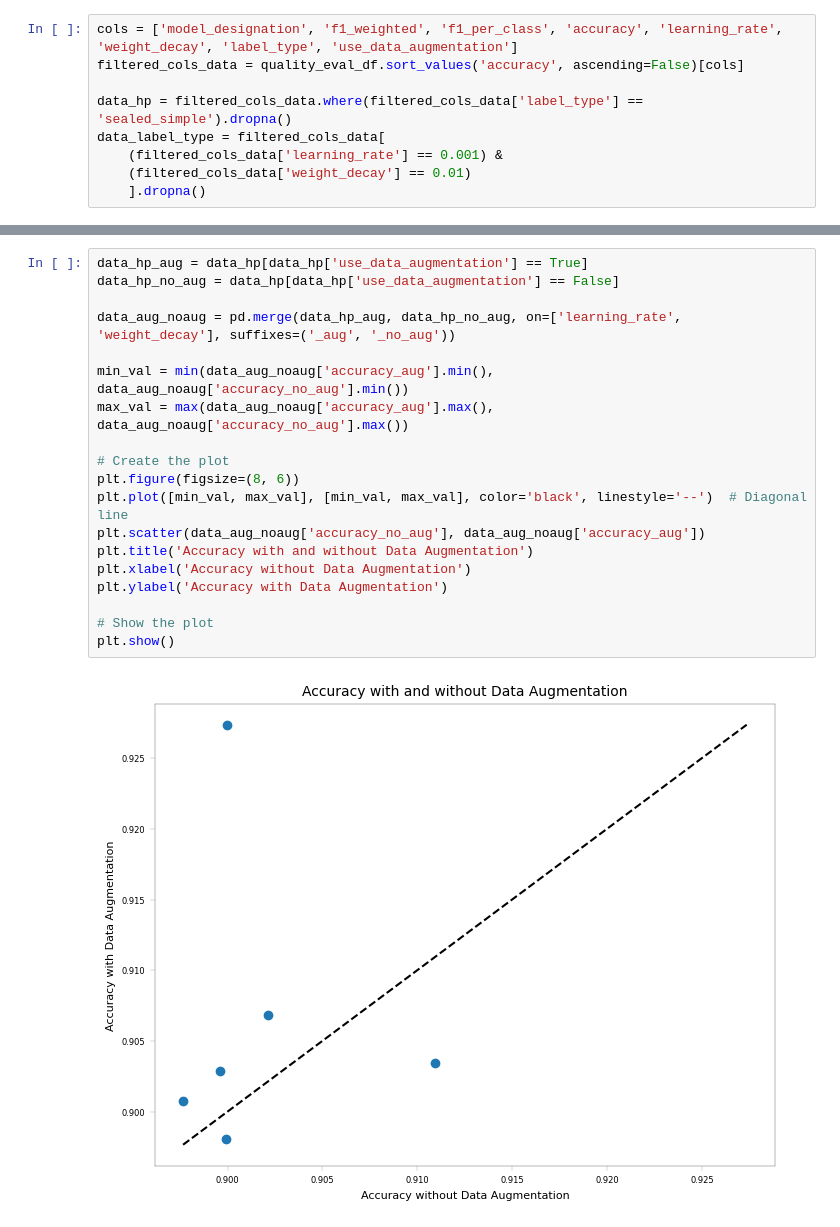
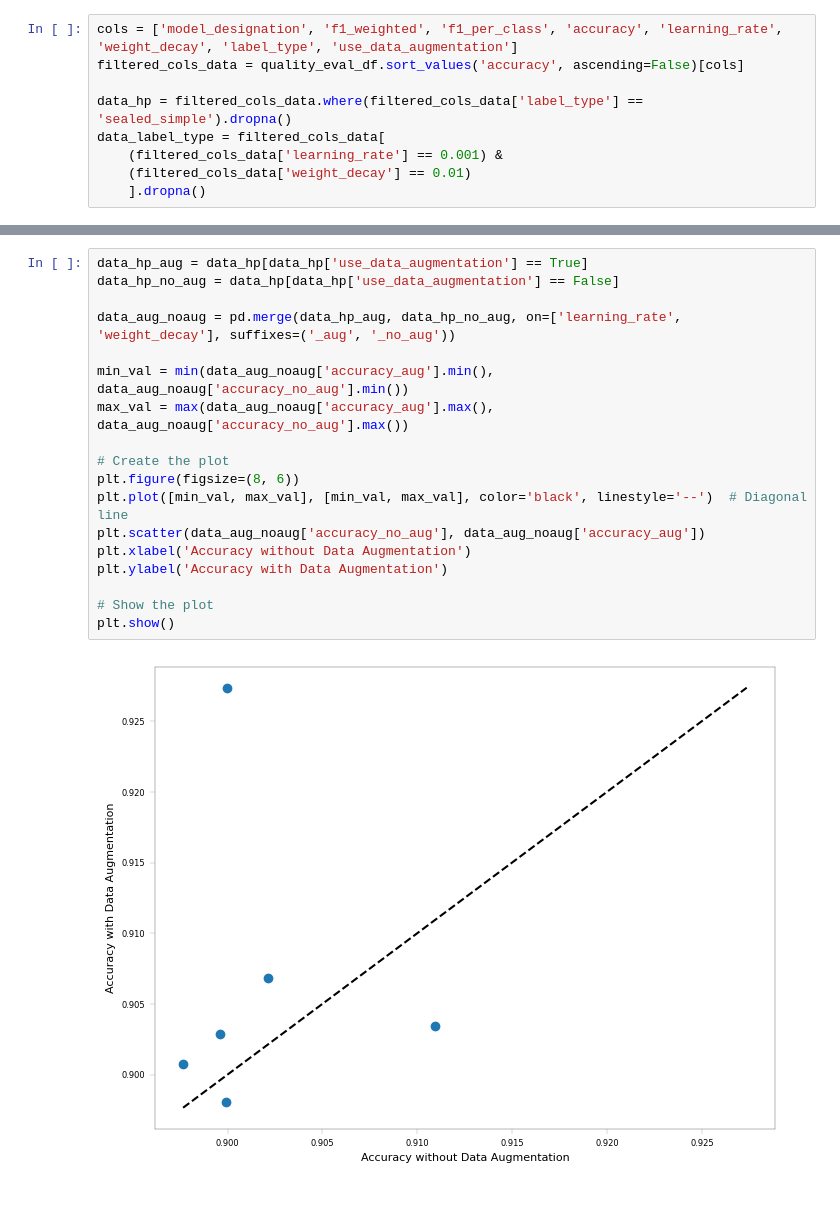
Before and after one commit to juliankraft/TermPaper2_RasterClassification, a Jupyter notebook: code/analysis/visualizations.ipynb, the cells around one changed output, grey strips where cells are left out. Drawn from its saved outputs; the diff is of its cells as text; blank space fills up the shorter version.

```diff
--- a/code/analysis/visualizations.ipynb
+++ b/code/analysis/visualizations.ipynb
@@ -821,24 +944,23 @@ data_hp
 # %%
 data_hp_aug = data_hp[data_hp['use_data_augmentation'] == True]
 data_hp_no_aug = data_hp[data_hp['use_data_augmentation'] == False]
 
 data_aug_noaug = pd.merge(data_hp_aug, data_hp_no_aug, on=['learning_rate', 'weight_decay'], suffixes=('_aug', '_no_aug'))
 
 min_val = min(data_aug_noaug['accuracy_aug'].min(), data_aug_noaug['accuracy_no_aug'].min())
 max_val = max(data_aug_noaug['accuracy_aug'].max(), data_aug_noaug['accuracy_no_aug'].max())
 
 # Create the plot
 plt.figure(figsize=(8, 6))
 plt.plot([min_val, max_val], [min_val, max_val], color='black', linestyle='--')  # Diagonal line
 plt.scatter(data_aug_noaug['accuracy_no_aug'], data_aug_noaug['accuracy_aug'])
-plt.title('Accuracy with and without Data Augmentation')
 plt.xlabel('Accuracy without Data Augmentation')
 plt.ylabel('Accuracy with Data Augmentation')
 
 # Show the plot
 plt.show()
 # %% [output]
-[figure, old version]
+[figure, new version]
 # %%
 save_path=paths['figure_output_path'] / 'hp_tuning_boxplot.pdf'
 
```
Also changed, not shown: parts of 6 cells of this notebook, 9 other files.
